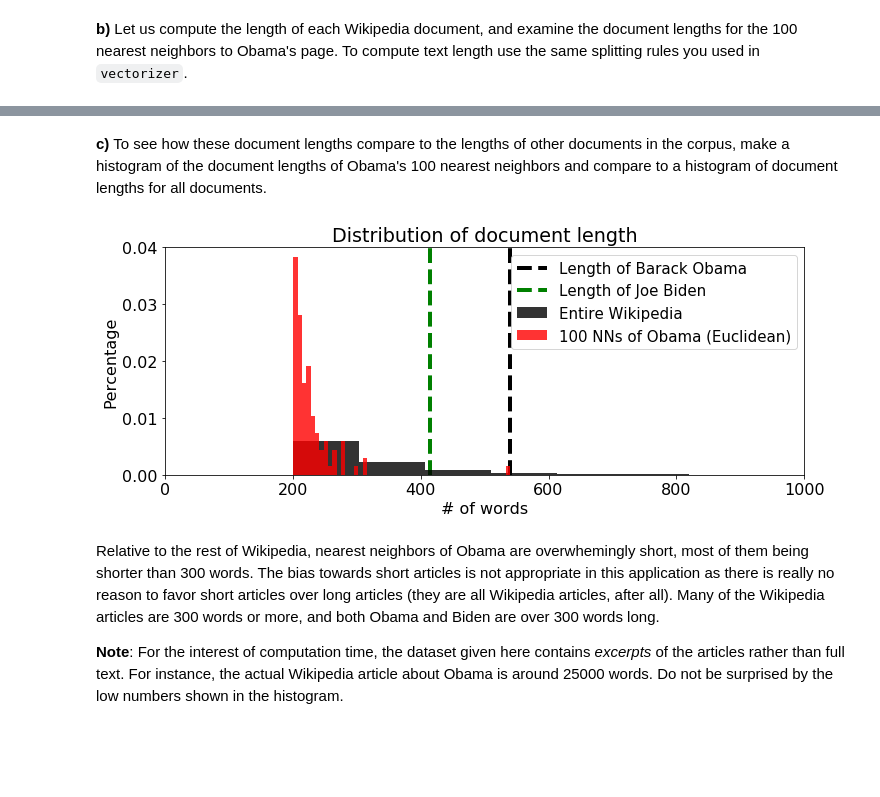
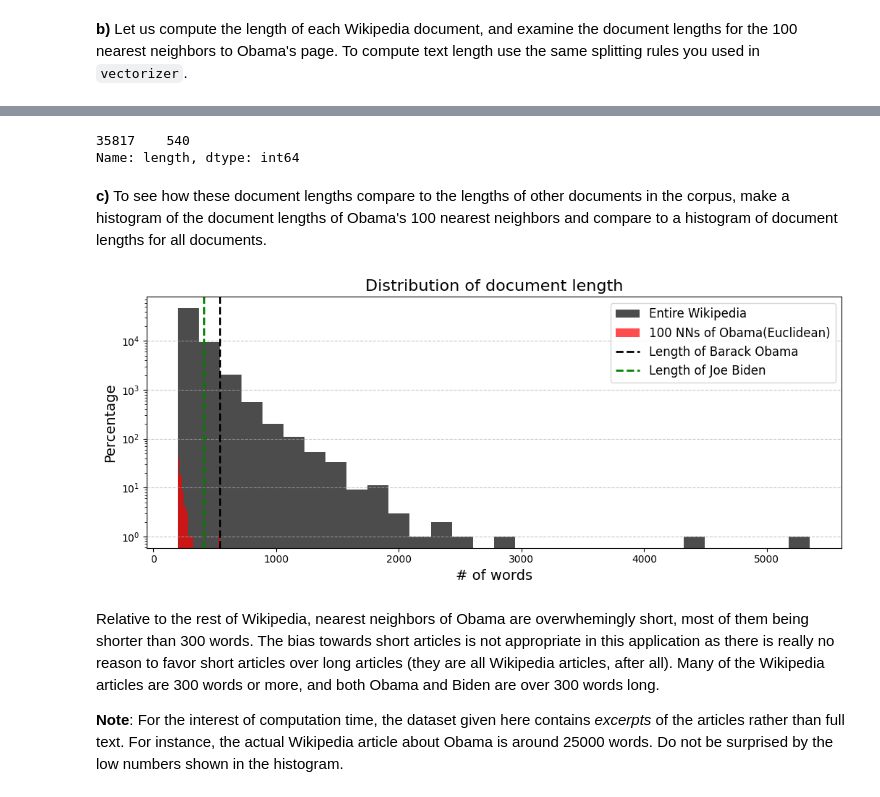
Before and after one commit to M4qz/analityka-danych, a Jupyter notebook: zestaw4/zadanie4.ipynb, the cells around one changed output, grey strips where cells are left out. Saved outputs shown, nothing was run; the diff lists cells and outputs as text; code cells hidden in the pictures; blank space fills up the shorter version.

```diff
--- a/zestaw4/zadanie4.ipynb
+++ b/zestaw4/zadanie4.ipynb
@@ -385,3 +437,10 @@ dist = # Your code goes here
+# %%
+from sklearn.metrics.pairwise import euclidean_distances
+
+obama_index = wiki[wiki['name'] == 'Barack Obama'].index[0]
+biden_index = wiki[wiki['name'] == 'Joe Biden'].index[0]
+
+dist = euclidean_distances(TFIDFmatrix[obama_index], TFIDFmatrix[biden_index])
 # %% [markdown]
 The distance is larger than the distances we found for the 10 nearest neighbors, which we repeat here for readability:
 # %%
@@ -403,11 +462,11 @@ But one may wonder, is Biden's article that different from Obama's, more so than
 # %% [markdown]
 **b)** Let us compute the length of each Wikipedia document, and examine the document lengths for the 100 nearest neighbors to Obama's page. To compute text length use the same splitting rules you used in `vectorizer`.
 # %%
-tokenizer = # Your code goes here
+tokenizer = vectorizer.build_analyzer()
 
 def compute_length(row):
 # Here we could use simply:
-#     return len(row['text'].split(' '))
-    return len(tokenizer(row['text']))
+    return len(row['text'].split(' '))
+    #return len(tokenizer(row['text']))
 
-wiki['length'] = # Your code goes here
+wiki['length'] = wiki.apply(compute_length, axis=1)
@@ -430,17 +473,32 @@ nearest_neighbors_euclidean = # Your code goes here
+# %%
+#wiki.sort_values(by='length', ascending=False).head(5)
+print(wiki['length'][wiki['name']=='Barack Obama'])
+# %% [output]
+35817    540
+Name: length, dtype: int64
 # %% [markdown]
 **c)** To see how these document lengths compare to the lengths of other documents in the corpus, make a histogram of the document lengths of Obama's 100 nearest neighbors and compare to a histogram of document lengths for all documents.
-# %%
-plt.figure(figsize=(10.5,4.5))
-plt.hist(# Your code goes here
-        )
-plt.axvline(# Your code goes here
-        )
-
-# Your code goes here
-
-plt.tight_layout()
-# %% [output]
-[figure, removed]
+# %%
+nearest_neighbors_euclidean = NearestNeighbors(n_neighbors=100, algorithm='brute', metric='euclidean').fit(TFIDFmatrix)
+distances_e, indices_e = nearest_neighbors_euclidean.kneighbors(TFIDFmatrix[obama_index])
+nearest_neighbors_lengths = wiki.loc[indices_e.flatten(), 'length']
+
+plt.figure(figsize=(10.5,4.5))
+plt.hist(wiki['length'], bins=30, color='black', alpha=0.7,label=f'Entire Wikipedia')
+plt.hist(nearest_neighbors_lengths, bins=30, color='red', alpha=0.7, label=f'100 NNs of Obama(Euclidean)')
+plt.axvline(wiki['length'][wiki['name']=='Barack Obama'].values[0], color='black', linestyle='dashed', linewidth=2, label=f'Length of Barack Obama')
+plt.axvline(wiki['length'][wiki['name']=='Joe Biden'].values[0], color='green', linestyle='dashed', linewidth=2, label=f'Length of Joe Biden')
+# Adding titles and labels
+plt.title("Distribution of document length", fontsize=16)
+plt.xlabel("# of words", fontsize=14)
+plt.ylabel("Percentage", fontsize=14)
+plt.legend(fontsize=12)
+plt.grid(axis='y', linestyle='--', alpha=0.7)
+plt.yscale('log')
+plt.tight_layout()
+plt.show()
+# %% [output]
+[figure, added]
 # %% [markdown]
 Relative to the rest of Wikipedia, nearest neighbors of Obama are overwhemingly short, most of them being shorter than 300 words. The bias towards short articles is not appropriate in this application as there is really no reason to  favor short articles over long articles (they are all Wikipedia articles, after all). Many of the Wikipedia articles are 300 words or more, and both Obama and Biden are over 300 words long.
 
```
Also changed, not shown: parts of 28 cells of this notebook.
